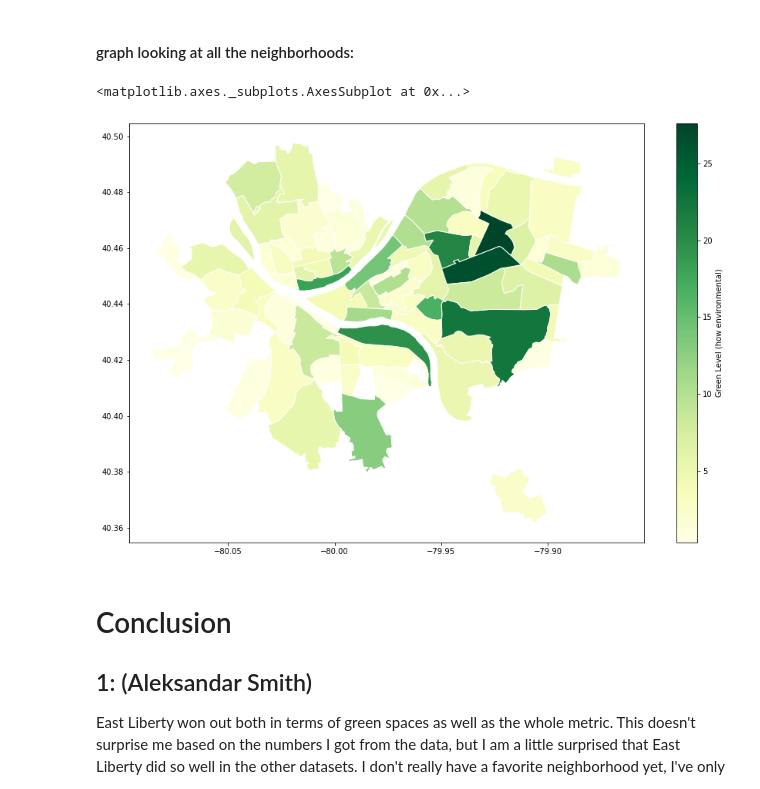
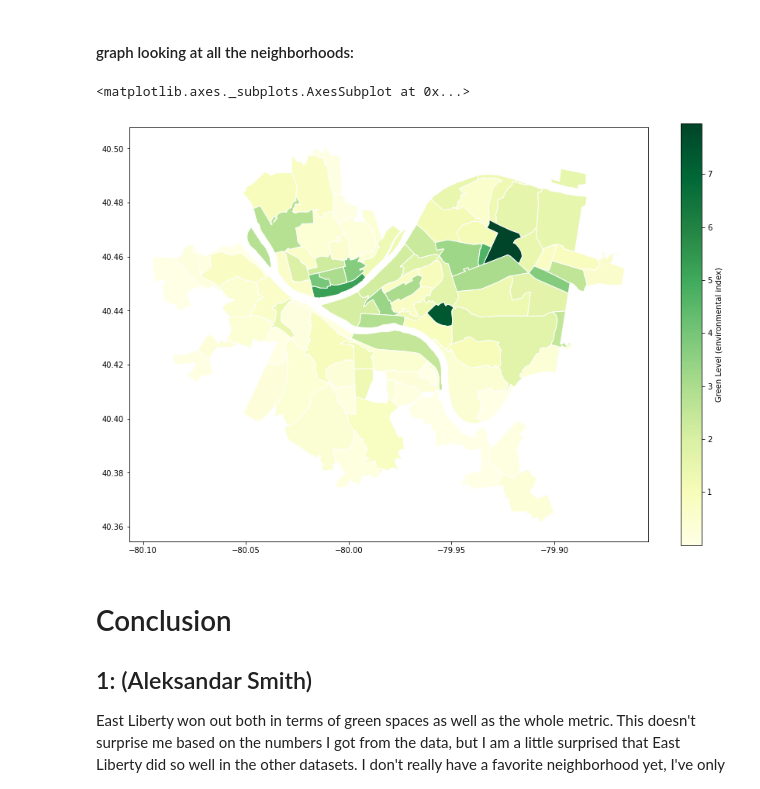
Before and after one commit to wal1624/CMPINF0010-Final-Project, a Jupyter notebook: Final-Presentation.ipynb, the cells around one changed output. Saved outputs shown, nothing was run; the diff lists cells and outputs as text; code cells hidden in the pictures.

Commit message:
incorporated cans_per_acre into final metric

```diff
--- a/Final-Presentation.ipynb
+++ b/Final-Presentation.ipynb
@@ -25,10 +25,10 @@ hood_data = pd.read_csv("https://data.wprdc.org/datastore/dump/668d7238-cfd2-492
 hood_data = hood_data[['hood', 'acres']] # narrow down the data to just what i need
 
 #merge the green space data and general neighborhood data for easy calculation
-total_data = green_space_data.merge(hood_data, how='inner', left_on='Neighborhood', right_on='hood')
+green_space_total_data = green_space_data.merge(hood_data, how='inner', left_on='Neighborhood', right_on='hood')
 
-total_data['Green Percentage'] = (total_data['Total Acreage'] / total_data['acres']) * 100 # multiply by 100 for easy readability
-total_data.head(len(total_data))
+green_space_total_data['Green Percentage'] = (green_space_total_data['Total Acreage'] / green_space_total_data['acres']) * 100 # multiply by 100 for easy readability
+green_space_total_data.head(len(total_data))
 # %% [output]
 |  | Total Acreage | hood | acres | Green Percentage |
 | 0 | 0.10 | Beechview | 938.804 | 0.010652 |
@@ -80,10 +80,10 @@ hood_data = hood_data[['hood', 'acres']]
 # Change Perry North acreage to 775.68
 hood_data.iloc[[17],[1]] = 775.68
 # Merge num_cans and acreage
-total_data = num_cans.merge(hood_data, how='left', left_on='neighborhood', right_on='hood')
+cans_total_data = num_cans.merge(hood_data, how='left', left_on='neighborhood', right_on='hood')
 # Make the trash can percentage
-total_data['Trash can percentage'] = (total_data['Number of Cans'] / total_data['acres']) * 100
-total_data.sort_values(by="Trash can percentage", ascending=False)
+cans_total_data['Trash can percentage'] = (total_data['Number of Cans'] / total_data['acres']) * 100
+cans_total_data.sort_values(by="Trash can percentage", ascending=False)
 # %% [output]
 |  | Number of Cans | hood | acres | Trash can percentage |
 | 48 | 52 | North Shore | 195.014 | 26.664752 |
@@ -146,23 +146,23 @@ trees_per_acre_per_neighborhood.head(10)
 ### Making the *Green* Metric
 # %%
 # merging all dataframes into one table
-green_metric = trees_per_acre_per_neighborhood.merge(num_cans, how = 'left', left_on = "neighborhood", right_on = 'neighborhood')
-green_metric = green_metric.merge(total_data, how = "left", left_on = "neighborhood", right_on = "hood")
+green_metric = trees_per_acre_per_neighborhood.merge(cans_total_data, how = 'left', left_on = "neighborhood", right_on = 'hood')
+green_metric = green_metric.merge(green_space_total_data, how = "left", left_on = "neighborhood", right_on = "hood")
 
 #droping columns not needed
-green_metric = green_metric[["neighborhood", "trees_per_acre", "Number of Cans", "Green Percentage"]]
+green_metric = green_metric[["neighborhood", "trees_per_acre", "Trash can percentage", "Green Percentage"]]
 #making any "NaN" vals 0 so we can calculate with them
 green_metric["Green Percentage"] = green_metric["Green Percentage"].fillna(0)
-green_metric["Number of Cans"] = green_metric["Green Percentage"].fillna(0)
+green_metric["Trash can percentage"] = green_metric["Trash can percentage"].fillna(0)
 #Applying Scalar of 10 to Green Space Percentage to give it an equal weight compared to the other metrics
 #Renaming column accordingly
 green_metric["Green Percentage"] = green_metric["Green Percentage"] * 10
-green_metric = green_metric.rename({"Green Percentage" : "percentage_scaled_by_10"}, axis = 1)
+green_metric = green_metric.rename(columns = {"Green Percentage" : "green_percentage_scaled_by_10","Trash can percentage":"cans_per_acre_scaled_by_50"})
 
+green_metric["cans_per_acre_scaled_by_50"] = green_metric["cans_per_acre_scaled_by_50"] / 2
 #Averaging all three vals into a new column "green_level" which is the final metric
-green_metric["green_level"] = (green_metric["trees_per_acre"]+green_metric["Number of Cans"]+green_metric["percentage_scaled_by_10"]) / 3
+green_metric["green_level"] = (green_metric["trees_per_acre"]+green_metric["cans_per_acre_scaled_by_50"]+green_metric["green_percentage_scaled_by_10"]) / 3
 
 green_metric = green_metric.sort_values(by = "green_level", ascending = False)
-
 green_metric.head(10)
 # %% [output]
@@ -186,15 +198,15 @@ When combining all of our metrics, East Liberty comes out as the victor with Sha
 # %%
 neighborhoods = geopandas.read_file("Neighborhoods/Neighborhoods_.shp")
 green_map = neighborhoods.merge(green_metric, how = 'left', left_on = "hood", right_on = "neighborhood")
 green_map.plot(column = 'green_level',
                cmap = 'YlGn',
                edgecolor='white',
                legend=True,
-               legend_kwds={'label' : "Green Level (how environmental)"},
+               legend_kwds={'label' : "Green Level (environmental index)"},
                figsize=(15, 10))
 # %% [output]
 <matplotlib.axes._subplots.AxesSubplot at 0x...>
-[figure, old version]
+[figure, new version]
 # %% [markdown]
 # Conclusion
 ## 1: (Aleksandar Smith)
```
Also changed, not shown: parts of 2 cells of this notebook.
